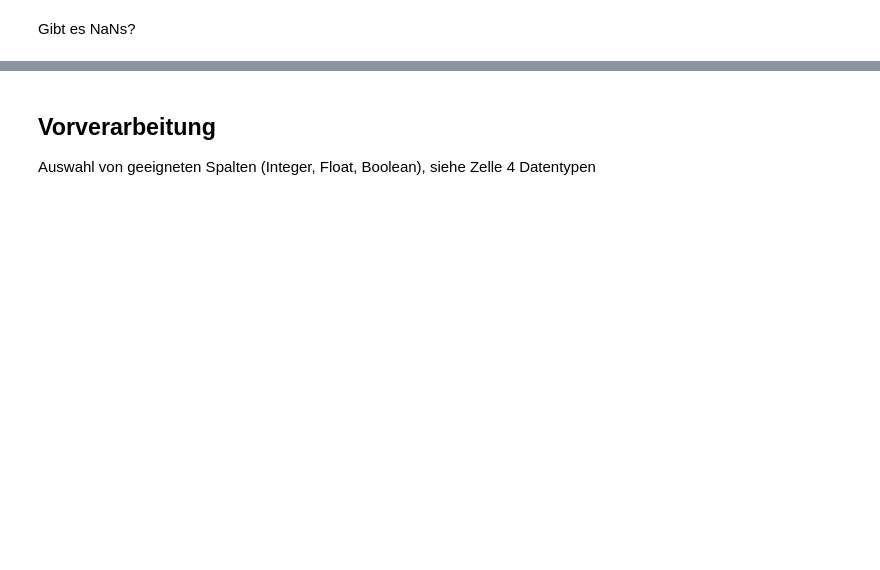
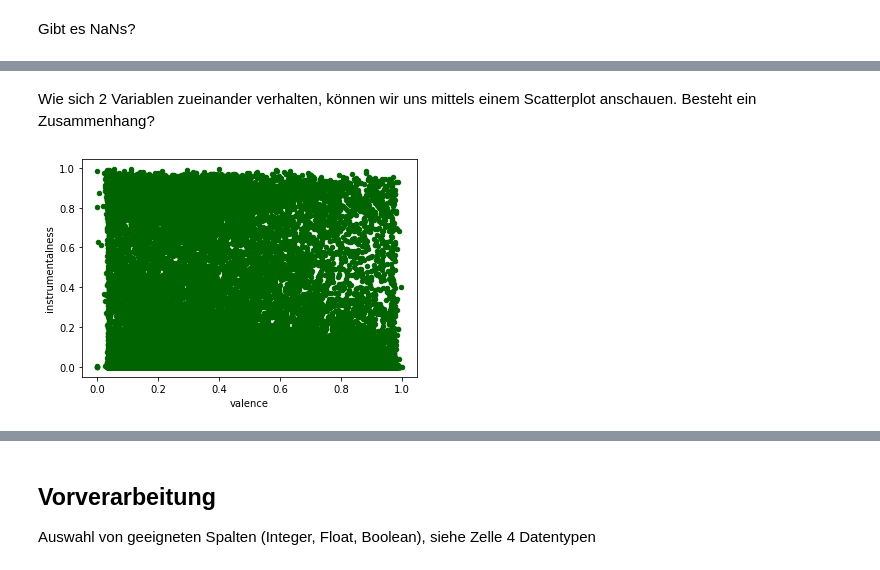
Before and after one commit to timo95/training-beginner, a Jupyter notebook: Spotify.ipynb, the cells around one changed output, grey strips where cells are left out. Drawn from its saved outputs; the diff is of its cells as text; code cells hidden in the pictures; blank space fills up the shorter version.

```diff
--- a/Spotify.ipynb
+++ b/Spotify.ipynb
@@ -102,3 +102,9 @@ data[data.isna().any(axis=1)]
 # %% [output]
 |  | id | name | artist_ids | album_id | explicit | danceability | energy | key | loudness | mode | ... |
 | 58017 | 4cP6KmNvTFkLHZo6fVJq0c | NaN | 4L9VSeE7K3BTBndqEL9A6q | 24EcptlU09a6FOJeQEnmZm | False | 0.684 | 0.78 | 0 | -4.352 | 1 | ... |
+# %% [markdown]
+Wie sich 2 Variablen zueinander verhalten, können wir uns mittels einem Scatterplot anschauen. Besteht ein Zusammenhang?
+# %%
+ax1 = data.plot.scatter(x='valence', y='instrumentalness', c='DarkGreen')
+# %% [output]
+[figure, added]
```
Also changed, not shown: parts of 15 cells of this notebook.
